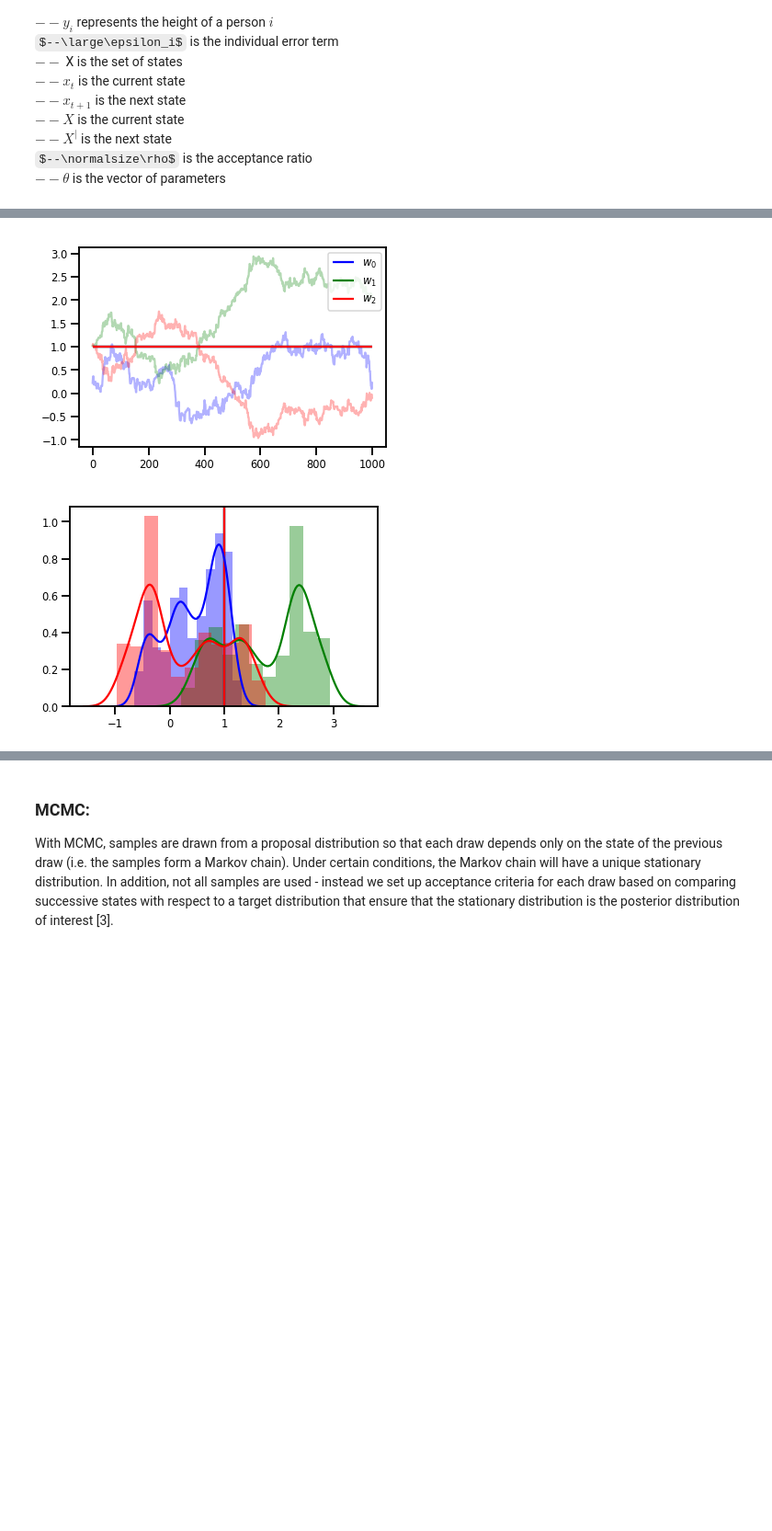
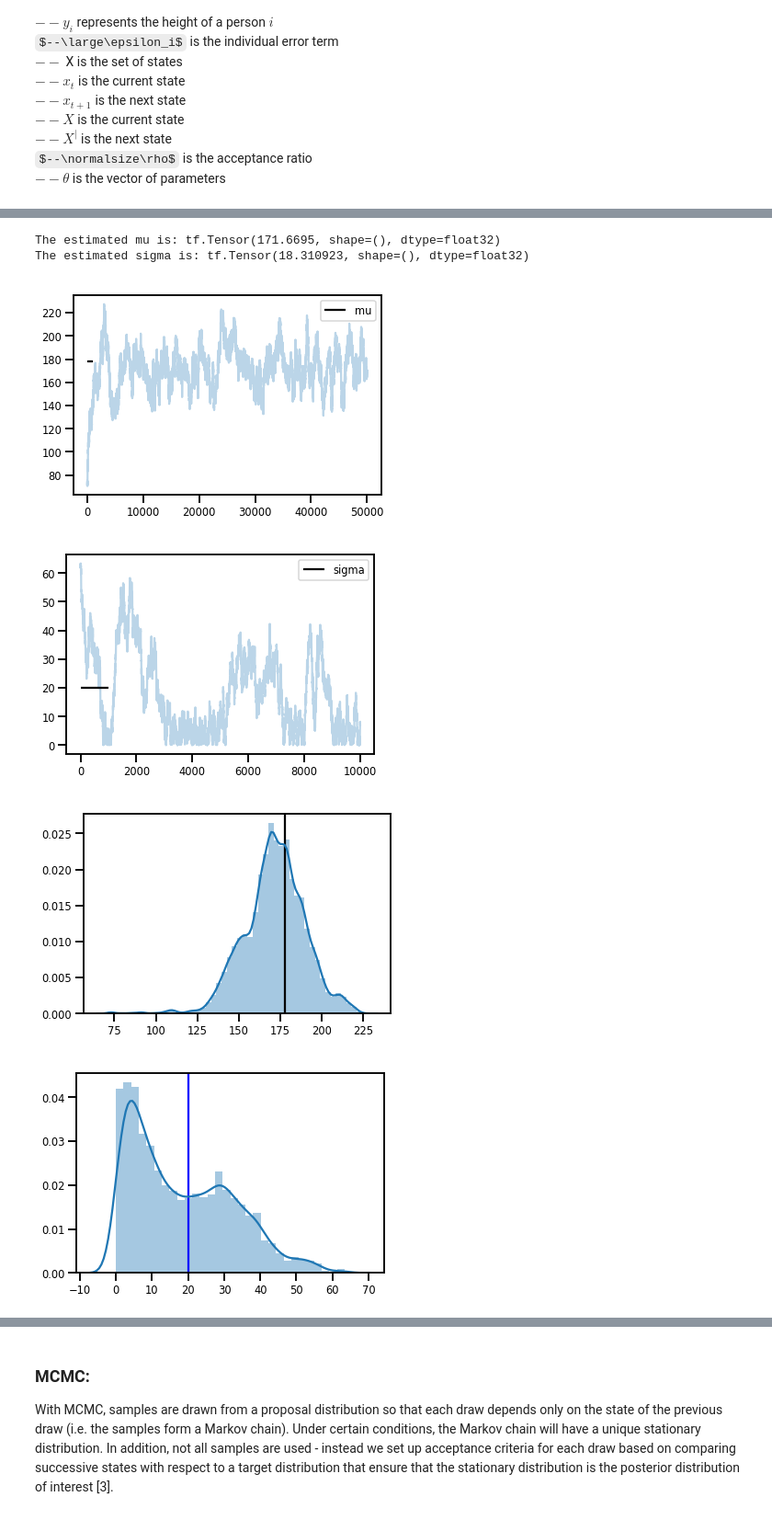
Before and after one commit to ShawnSerendipity/Probability-and-Machine-Learning-in-Tensorflow, a Jupyter notebook: 4.1 MCMC.ipynb, the cells around one changed output, grey strips where cells are left out. Shown at 92% size. Cells and saved outputs as stored; diff of their text form; code cells hidden in the pictures; some formulas as TeX source; blank space fills up the shorter version.

```diff
--- a/4.1 MCMC.ipynb
+++ b/4.1 MCMC.ipynb
@@ -223,0 +172,11 @@ Acceptance rate: 0.592
+# %%
+# Sampling likelihood
+states = tfp.mcmc.sample_chain(
+    num_results=50000,
+    num_burnin_steps=500,
+    current_state = tf.zeros(1),
+    kernel=tfp.mcmc.HamiltonianMonteCarlo(
+      target_log_prob_fn=rv_likelihood,
+      step_size=0.5,
+      num_leapfrog_steps=2),
+    trace_fn=None)
@@ -224,23 +185,45 @@ Acceptance rate: 0.592
+# %%
+# Calculate sampled mu
+sampled_mu = states
+mean_mu = tf.math.reduce_mean(sampled_mu)
+print("The estimated mu is:", mean_mu)
+
+# Calculate sampled sigma
+sampled_sigma = tf.sqrt(tf.math.squared_difference(mu, true_mu))
+mean_sigma = tf.math.reduce_mean(sampled_sigma)
+print("The estimated sigma is:", mean_sigma)
+# %% [output]
+The estimated mu is: tf.Tensor(171.6695, shape=(), dtype=float32)
+The estimated sigma is: tf.Tensor(18.310923, shape=(), dtype=float32)
 # %%
 # Trace plots
-colors = ['b', 'g', 'r']
-for i in range(3):
-  plt.plot(samples[:, i], c=colors[i], alpha=.3)
-  plt.hlines(true_w[i], 0, 1000, zorder=4, color=colors[i], label="$w_{}$".format(i))
+plt.plot(sampled_mu, alpha=.3)
+plt.hlines(true_mu, 0, 1000, zorder=4, label="mu")
+plt.legend(loc='upper right')
+plt.show()
+
+plt.plot(sampled_sigma, alpha=.3)
+plt.hlines(true_sigma, 0, 1000, zorder=4, label="sigma")
 plt.legend(loc='upper right')
 plt.show()
 
 # Histogram of samples
-for i in range(3):
-  sns.distplot(samples[:, i], color=colors[i])
+sns.distplot(sampled_mu)
 ymax = plt.ylim()[1]
-for i in range(3):
-  plt.vlines(true_w[i], 0, ymax, color=colors[i])
+plt.vlines(true_mu, 0, ymax)
 plt.ylim(0, ymax)
 plt.show()
+
+sns.distplot(sampled_sigma)
+ymax = plt.ylim()[1]
+plt.vlines(true_sigma, 0, ymax, color=colors)
+plt.ylim(0, ymax)
+plt.show()
 # %% [output]
-[figure, old version]
+[figure, new version]
-[figure, old version]
+[figure, new version]
+[figure, added]
+[figure, added]
 # %% [markdown]
 ## Markov Chain Analysis
 
```
Also changed, not shown: parts of 22 cells of this notebook.
